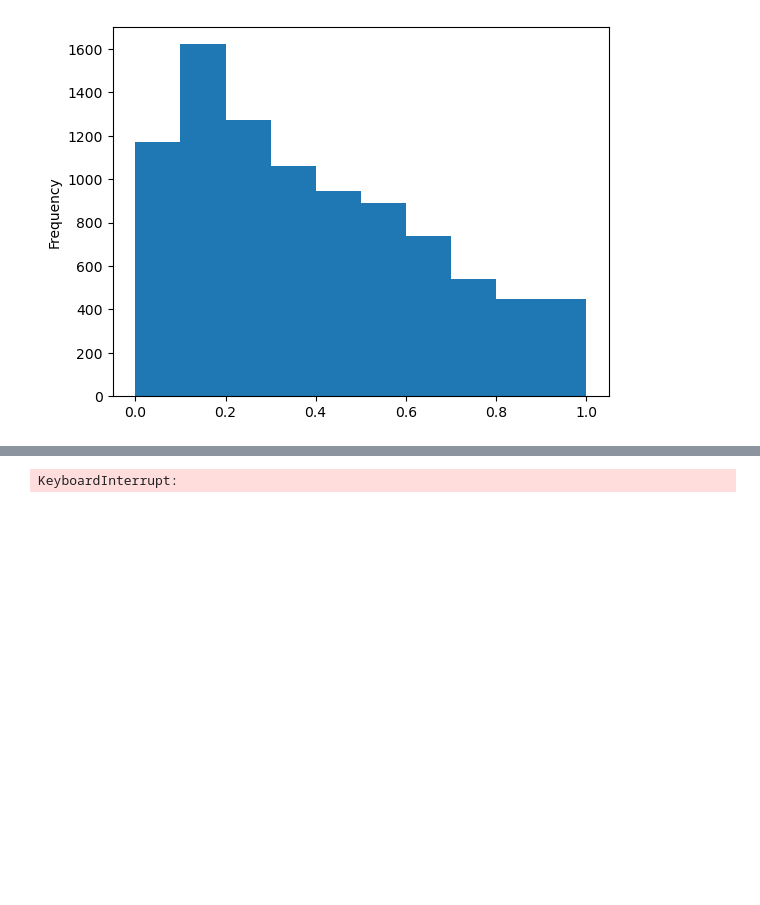
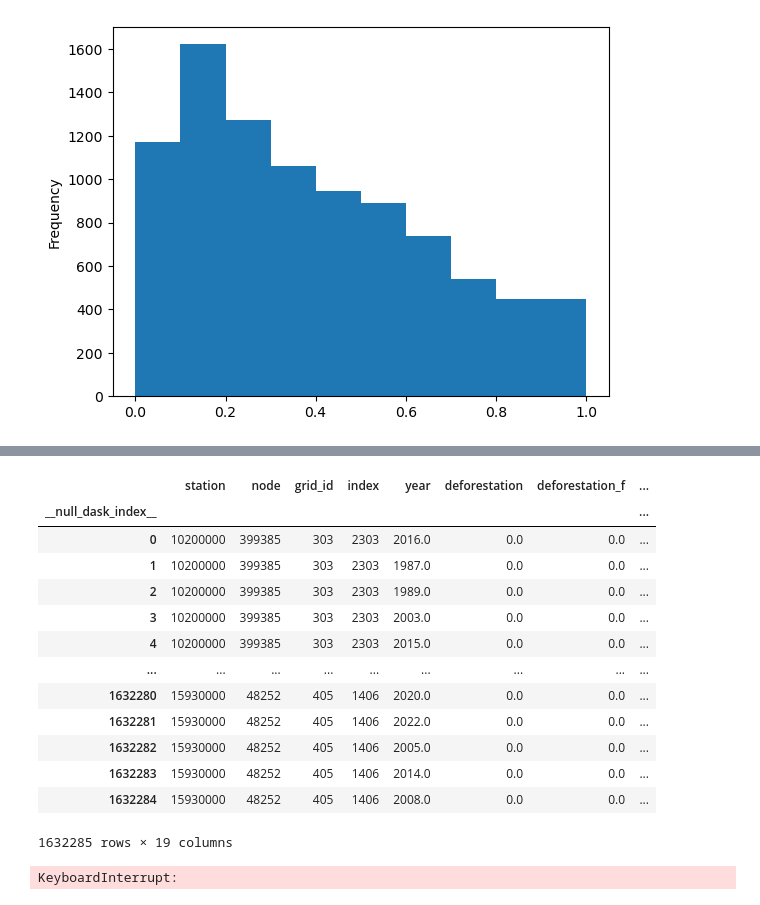
Before and after one commit to felixschulz385/Masterthesis, a Jupyter notebook: code/experiments/hydrology_stations.ipynb, the cells around one changed output, grey strips where cells are left out. Cells and saved outputs as stored; diff of their text form; code cells hidden in the pictures; blank space fills up the shorter version.

```diff
--- a/code/experiments/hydrology_stations.ipynb
+++ b/code/experiments/hydrology_stations.ipynb
@@ -308,3 +414,23 @@ c_node_ids_sub_chunk = c_node_ids_sub_chunks[0]
+# %%
+import pandas as pd
+
+test = pd.read_parquet("/pfs/work7/workspace/scratch/tu_zxobe27-master_thesis/data/land_cover/land_cover_stations_detailed_0/part.0.parquet")
+test
+# %% [output]
+|  | station | node | grid_id | index | year | deforestation | deforestation_f | ... |
+| __null_dask_index__ |  |  |  |  |  |  |  | ... |
+| 0 | 10200000 | 399385 | 303 | 2303 | 2016.0 | 0.0 | 0.0 | ... |
+| 1 | 10200000 | 399385 | 303 | 2303 | 1987.0 | 0.0 | 0.0 | ... |
+| 2 | 10200000 | 399385 | 303 | 2303 | 1989.0 | 0.0 | 0.0 | ... |
+| 3 | 10200000 | 399385 | 303 | 2303 | 2003.0 | 0.0 | 0.0 | ... |
+| 4 | 10200000 | 399385 | 303 | 2303 | 2015.0 | 0.0 | 0.0 | ... |
+| ... | ... | ... | ... | ... | ... | ... | ... | ... |
+| 1632280 | 15930000 | 48252 | 405 | 1406 | 2020.0 | 0.0 | 0.0 | ... |
+| 1632281 | 15930000 | 48252 | 405 | 1406 | 2022.0 | 0.0 | 0.0 | ... |
+| 1632282 | 15930000 | 48252 | 405 | 1406 | 2005.0 | 0.0 | 0.0 | ... |
+| 1632283 | 15930000 | 48252 | 405 | 1406 | 2014.0 | 0.0 | 0.0 | ... |
+| 1632284 | 15930000 | 48252 | 405 | 1406 | 2008.0 | 0.0 | 0.0 | ... |
+1632285 rows × 19 columns
 # %%
 i = 0
 # %%
```
Also changed, not shown: parts of 27 cells of this notebook, 7 other files.
